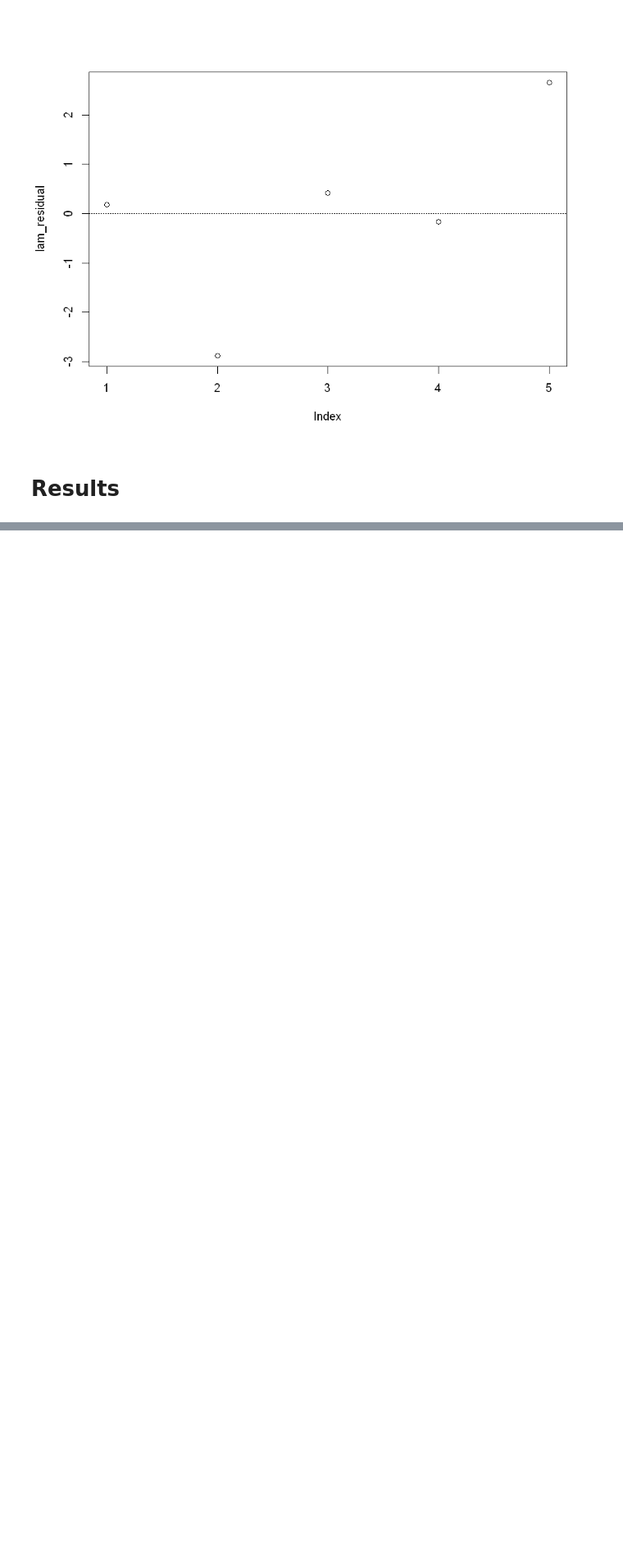
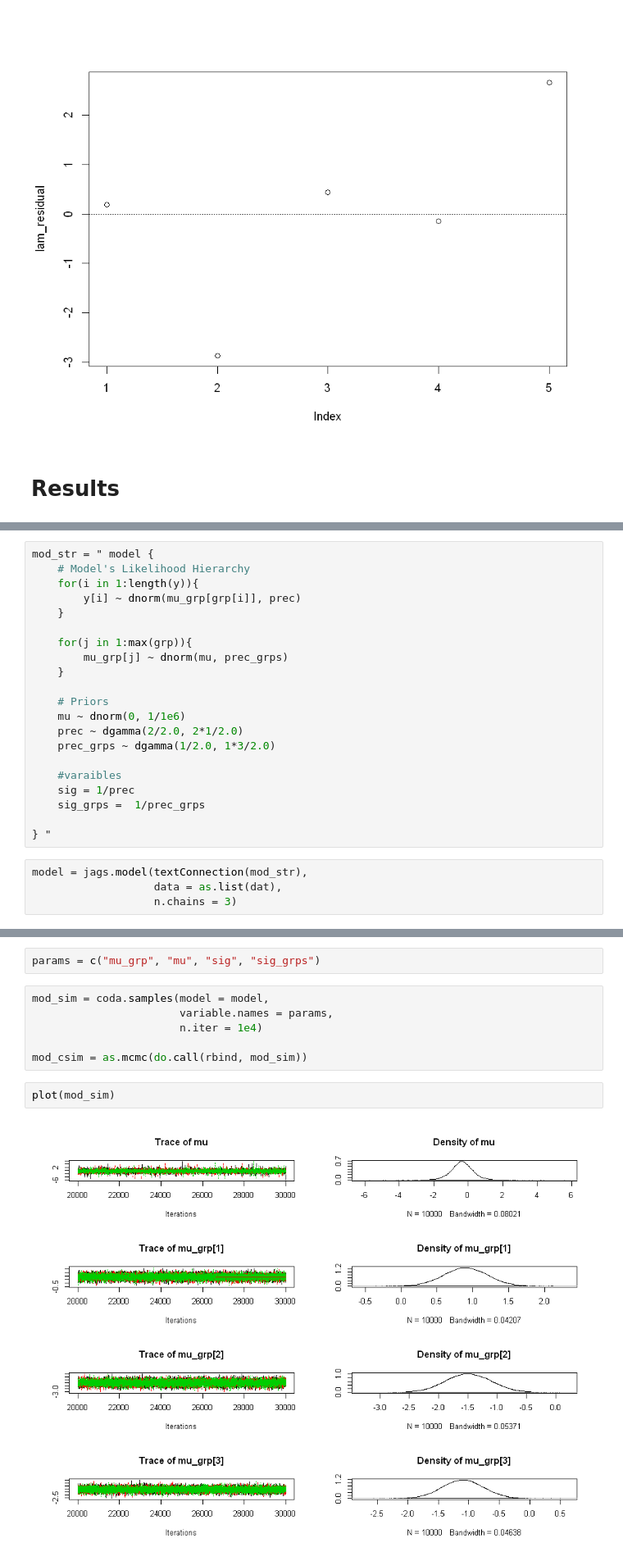
Before and after one commit to itsayushthada/Bayesian-Statistics, a Jupyter notebook: Hierarchical modeling.ipynb, the cells around one changed output, grey strips where cells are left out. Shown at 82% size. Drawn from its saved outputs; the diff is of its cells as text; blank space fills up the shorter version.

```diff
--- a/Hierarchical modeling.ipynb
+++ b/Hierarchical modeling.ipynb
@@ -272,0 +300,25 @@ sig     1.094  1.579  1.948  2.437  3.887
+# %%
+mod_str = " model {
+    # Model's Likelihood Hierarchy
+    for(i in 1:length(y)){
+        y[i] ~ dnorm(mu_grp[grp[i]], prec)
+    }
+
+    for(j in 1:max(grp)){
+        mu_grp[j] ~ dnorm(mu, prec_grps)
+    }
+
+    # Priors
+    mu ~ dnorm(0, 1/1e6)
+    prec ~ dgamma(2/2.0, 2*1/2.0)
+    prec_grps ~ dgamma(1/2.0, 1*3/2.0)
+
+    #varaibles
+    sig = 1/prec
+    sig_grps =  1/prec_grps
+
+} "
+# %%
+model = jags.model(textConnection(mod_str),
+                   data = as.list(dat),
+                   n.chains = 3)
@@ -272,0 +335,12 @@ sig     1.094  1.579  1.948  2.437  3.887
+# %%
+params = c("mu_grp", "mu", "sig", "sig_grps")
+# %%
+mod_sim = coda.samples(model = model,
+                       variable.names = params,
+                       n.iter = 1e4)
+
+mod_csim = as.mcmc(do.call(rbind, mod_sim))
+# %%
+plot(mod_sim)
+# %% [output]
+[figure, added]
```
Also changed, not shown: parts of 17 cells of this notebook.
